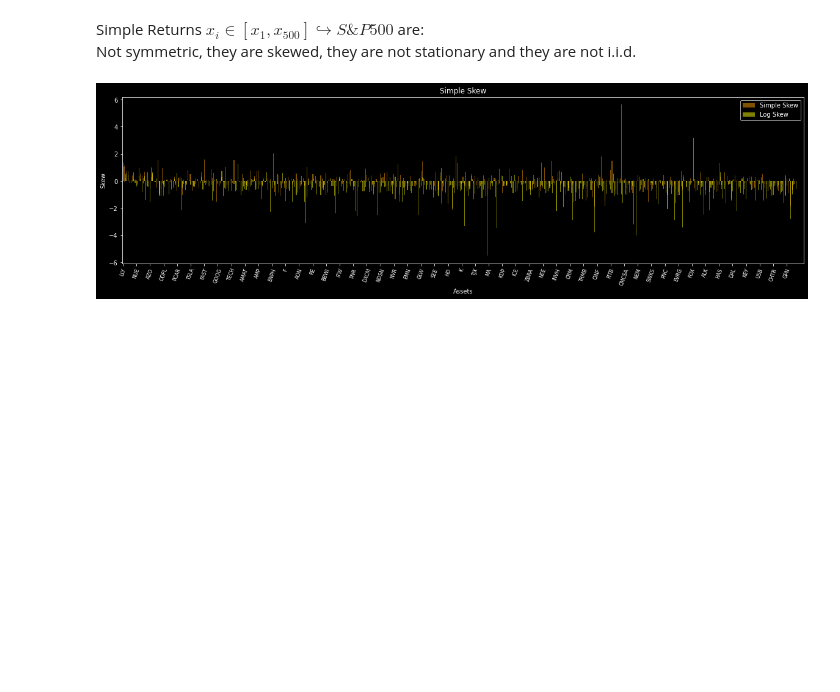
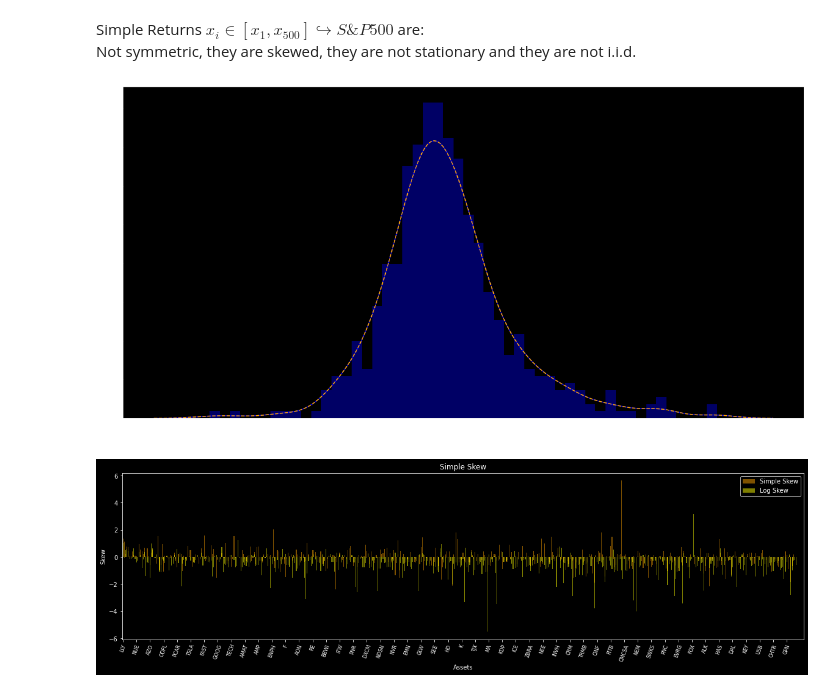
Before and after one commit to EMarquez7/Examen-de-Simulaci-n-2, a Jupyter notebook: Optimization.ipynb, the cells around one changed output. Cells and saved outputs as stored; diff of their text form; code cells hidden in the pictures; blank space fills up the shorter version.

```diff
--- a/Optimization.ipynb
+++ b/Optimization.ipynb
@@ -735,3 +523,13 @@ def qq(index):
+# %%
+fig, ax = plt.subplots(figsize=(20, 10))
+sns.distplot(.T.Yr_Return, bins=50, color = 'blue', label = '$R_t$')
+sns.kdeplot(Stats_Simple.T.Yr_Return, color = 'orange', linestyle="--")
+sns.distplot(Stats_Simple.T.Yr_Return, bins=50, color = 'blue', label = '$R_t$')
+sns.kdeplot(Stats_Simple.T.Yr_Return, color = 'orange', linestyle="--")
+
+plt.show()
+# %% [output]
+[figure, added]
 # %%
 Simple.T.Simple_skew.plot(kind="bar", figsize=(20, 5), color="orange", alpha=.5, label="Simple Skew")
 Log.T.Logret_skew.plot(kind="bar", figsize=(20, 5), color="yellow", alpha=.5, label="Log Skew")
```
Also changed, not shown: parts of 28 cells of this notebook, 2 other files.
